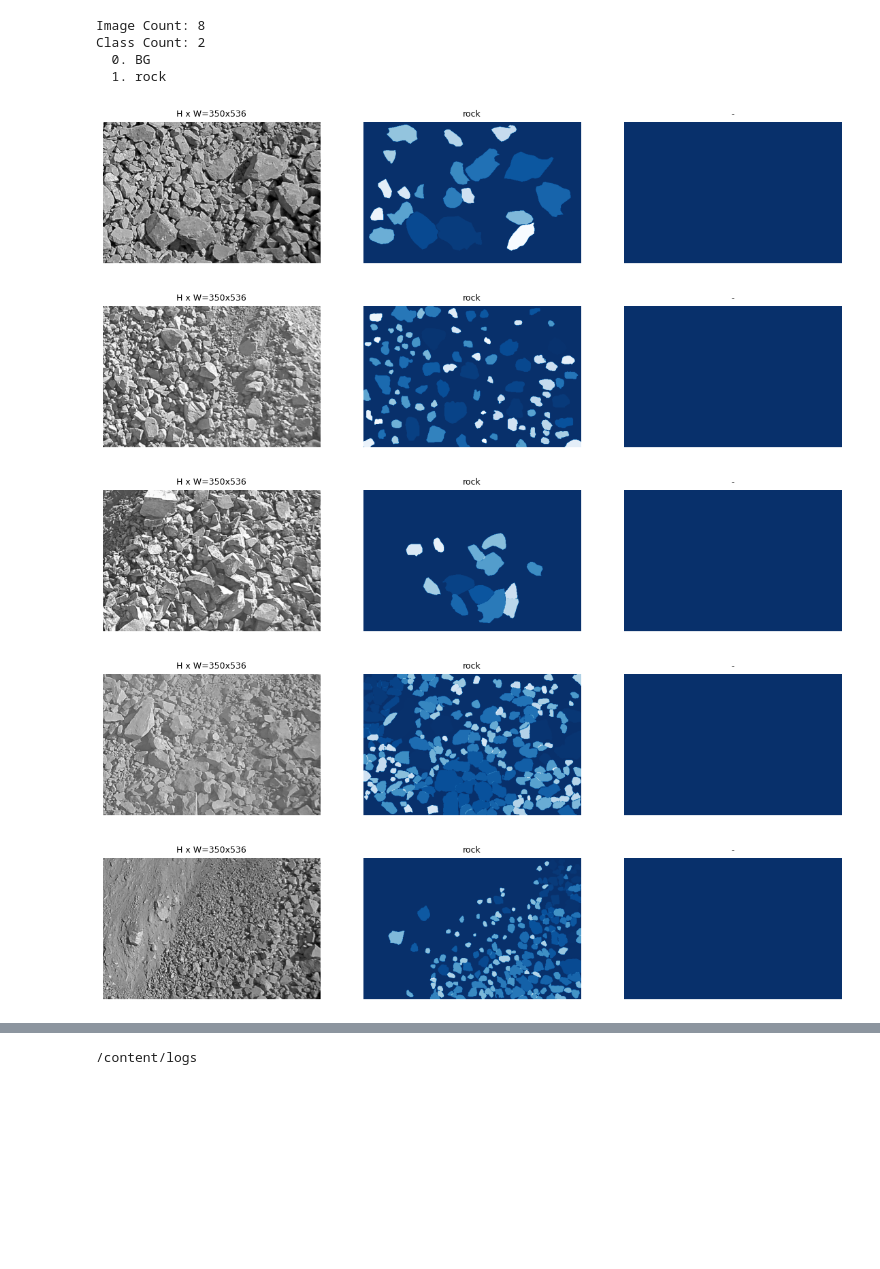
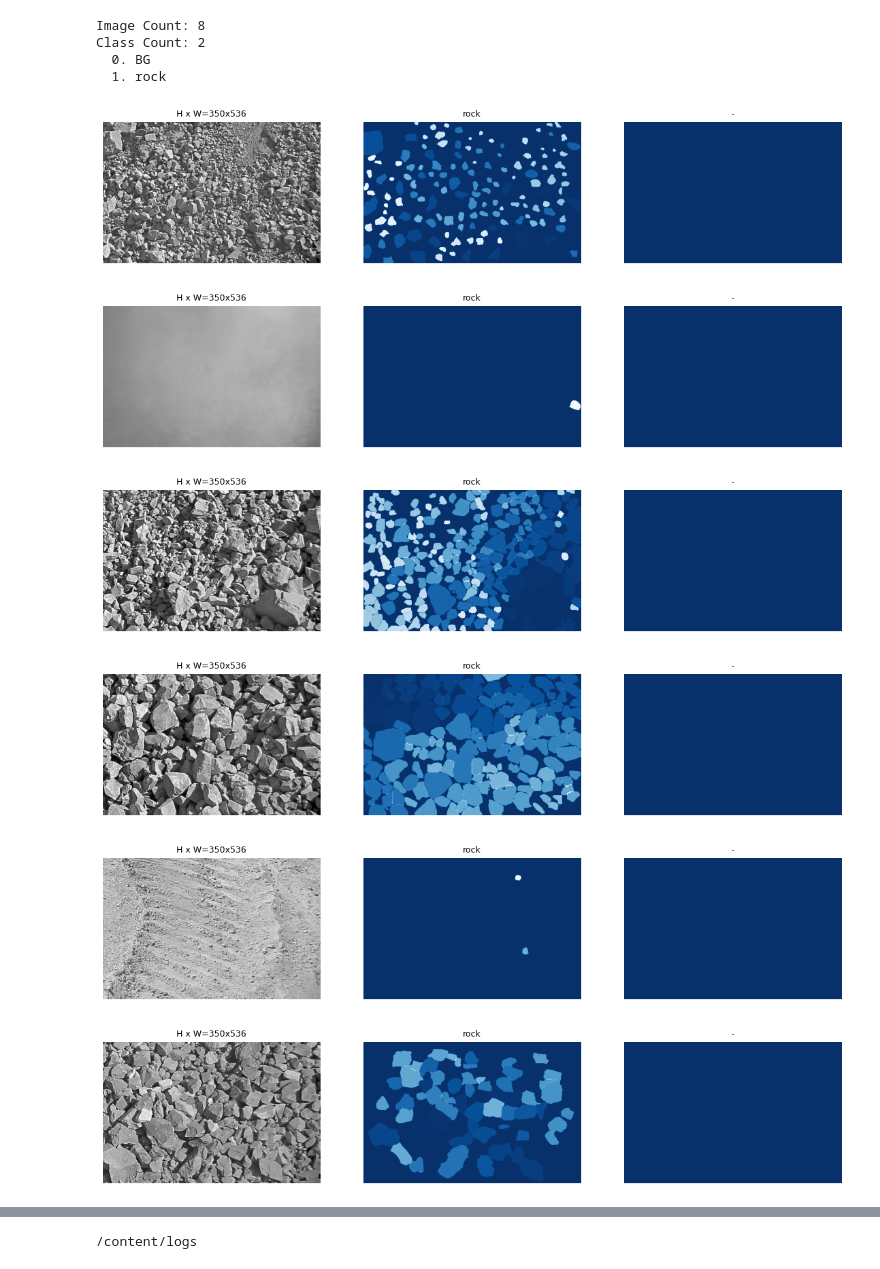
Before and after one commit to jtorom/jtorom, a Jupyter notebook: Rocks.ipynb, the cells around one changed output, grey strips where cells are left out. Cells and saved outputs as stored; diff of their text form; code cells hidden in the pictures; blank space fills up the shorter version.

```diff
--- a/Rocks.ipynb
+++ b/Rocks.ipynb
@@ -361,14 +368,15 @@ Class Count: 2
   1. rock
 # %%
 #Selecciona 5 im genes aleatorias i las visualiza con sus correspondientes m scaras
-image_ids=np.random.choice(dataset_train.image_ids,5)
+image_ids=np.random.choice(dataset_train.image_ids,10)
 for image_id in image_ids:
   image = dataset_train.load_image(image_id)
   mask, class_ids = dataset_train.load_mask(image_id)
   visualize.display_top_masks(image, mask, class_ids, dataset_train.class_names,2)
 # %% [output]
-[figure, old version]
+[figure, new version]
-[figure, old version]
+[figure, new version]
-[figure, old version]
+[figure, new version]
-[figure, old version]
+[figure, new version]
-[figure, old version]
+[figure, new version]
+[figure, added]
```
Also changed, not shown: parts of 22 cells of this notebook.
